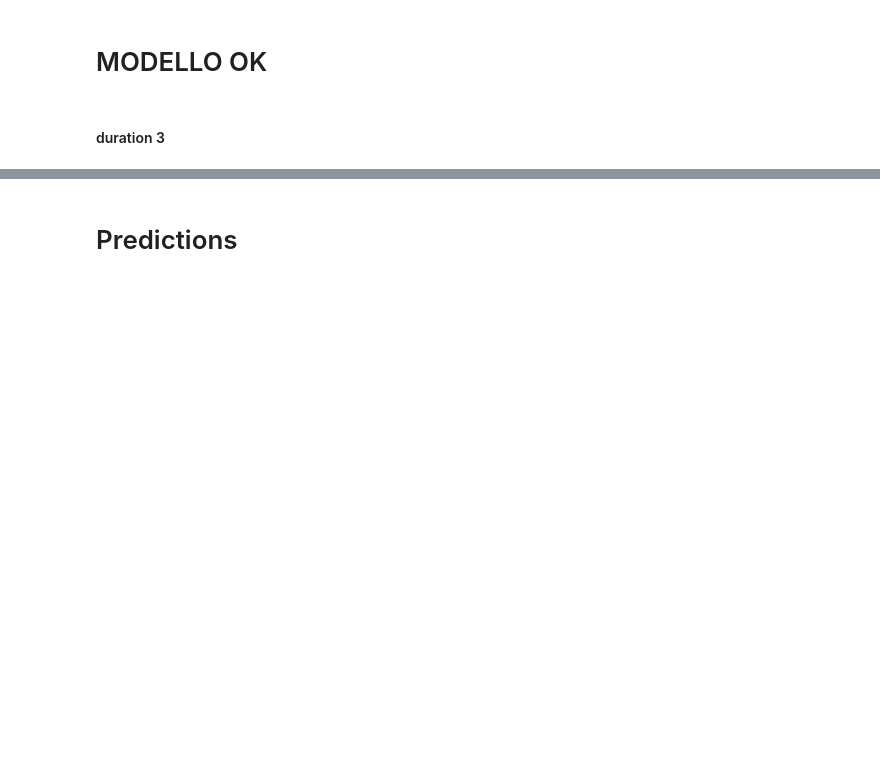
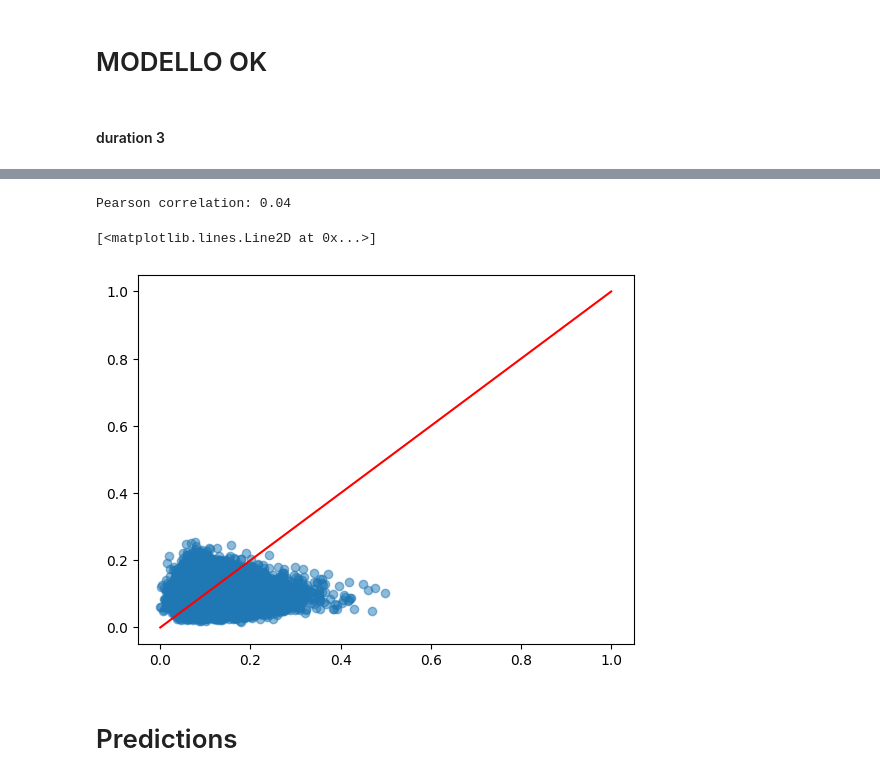
Before and after one commit to oshodiS/Rainfall-BetaEstimation, a Jupyter notebook: Rainfall.ipynb, the cells around one changed output, grey strips where cells are left out. Saved outputs shown, nothing was run; the diff lists cells and outputs as text; code cells hidden in the pictures; blank space fills up the shorter version.

```diff
--- a/Rainfall.ipynb
+++ b/Rainfall.ipynb
@@ -562,4 +565,20 @@ KS statistics: 0.09
 P value: 0.00
+# %%
+#compute pearson correlation
+pearson_corr = np.corrcoef(y_test, y_pred_test)
+print(f'Pearson correlation: {pearson_corr[0,1]:.2f}')
+# %% [output]
+Pearson correlation: 0.04
+# %%
+num_samples = 1 #1 sample for each distribution
+dist_train = model(X_train)
+y_pred_train = dist_train.sample(num_samples).numpy().ravel()
+plt.scatter(y_train, y_pred_train, alpha=0.5)
+#plotta bisettrice
+plt.plot([0, 1], [0, 1], color='red')
+# %% [output]
+[<matplotlib.lines.Line2D at 0x...>]
+[figure, added]
 # %% [markdown]
 # Predictions
 # %%
```
Also changed, not shown: parts of 11 cells of this notebook, 1 other file.
